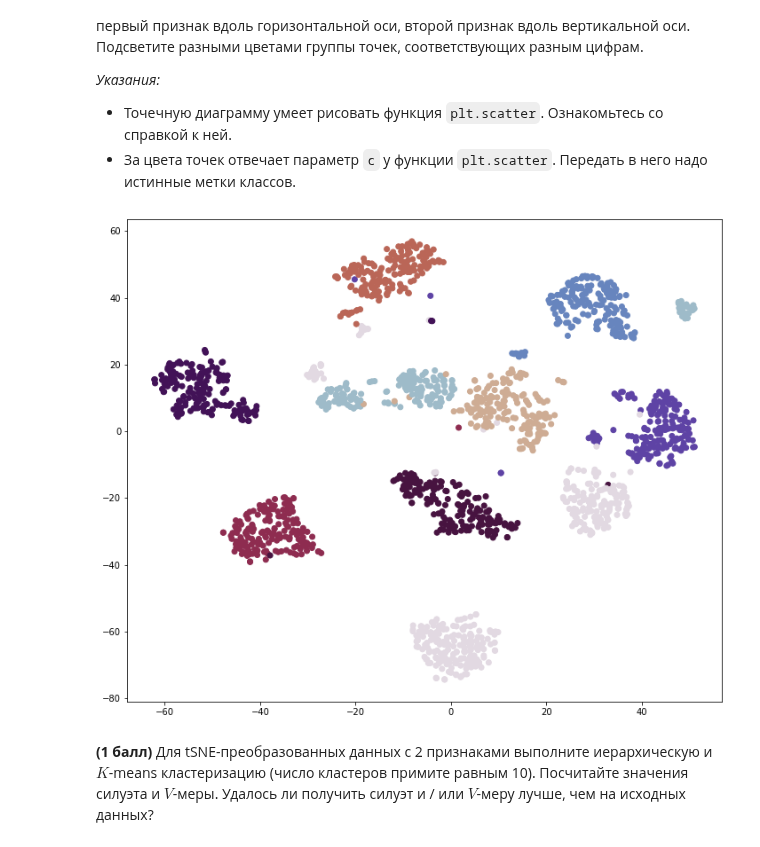
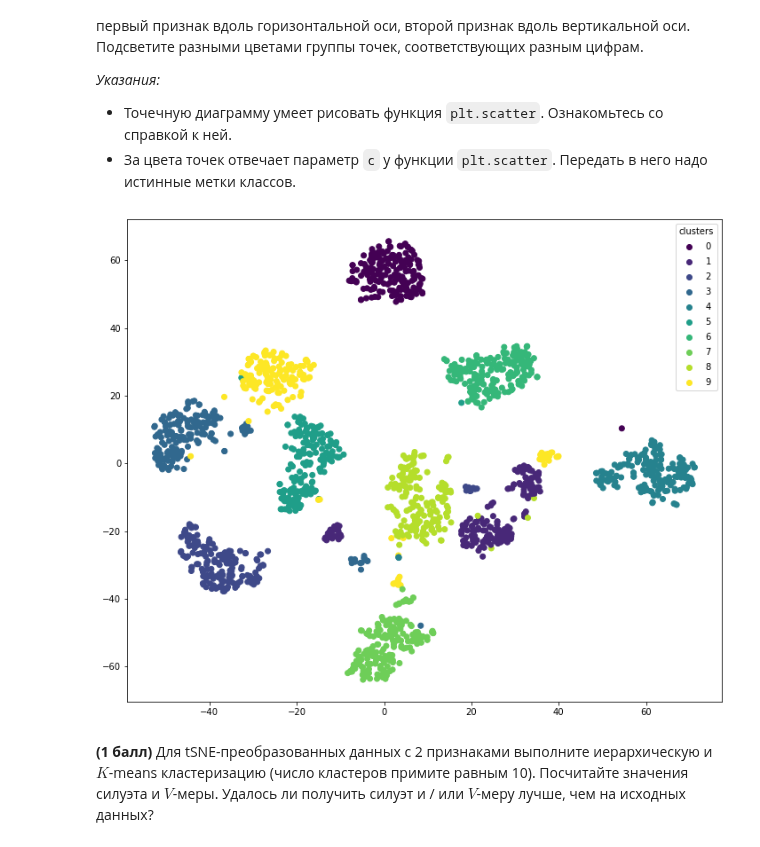
Before and after one commit to kinkpunk/ml-intro, a Jupyter notebook: 7_clustering/clustering.ipynb, the cells around one changed output. Saved outputs shown, nothing was run; the diff lists cells and outputs as text; code cells hidden in the pictures.

```diff
--- a/7_clustering/clustering.ipynb
+++ b/7_clustering/clustering.ipynb
@@ -400,14 +394,15 @@ print("""При кол-ве признаков={} 𝑉-мера для мето
 - Точечную диаграмму умеет рисовать функция `plt.scatter`. Ознакомьтесь со справкой к ней.
 - За цвета точек отвечает параметр `c` у функции `plt.scatter`. Передать в него надо истинные метки классов.
 # %%
-t_sne = TSNE(n_components=2)
+t_sne = TSNE(n_components=2, init='pca', random_state=0)
 t_embed = t_sne.fit_transform(X)
 # %%
-plt.figure(figsize=(12,10))
-plt.scatter(x=t_embed[:, 0], y=t_embed[:, 1], c=y, cmap='twilight', label=y)
+fig, ax = plt.subplots(figsize=(12,10))
+cltrs = ax.scatter(x=t_embed[:, 0], y=t_embed[:, 1], c=y, cmap='viridis')
+ax.legend(*cltrs.legend_elements(), title='clusters')
 plt.show()
 # %% [output]
-[figure, old version]
+[figure, new version]
 # %% [markdown]
 **(1 балл)** Для tSNE-преобразованных данных с 2 признаками выполните иерархическую и $K$-means кластеризацию (число кластеров примите равным 10). Посчитайте значения силуэта и $V$-меры. Удалось ли получить силуэт и / или $V$-меру лучше, чем на исходных данных?
 # %%
```
Also changed, not shown: parts of 53 cells of this notebook.
